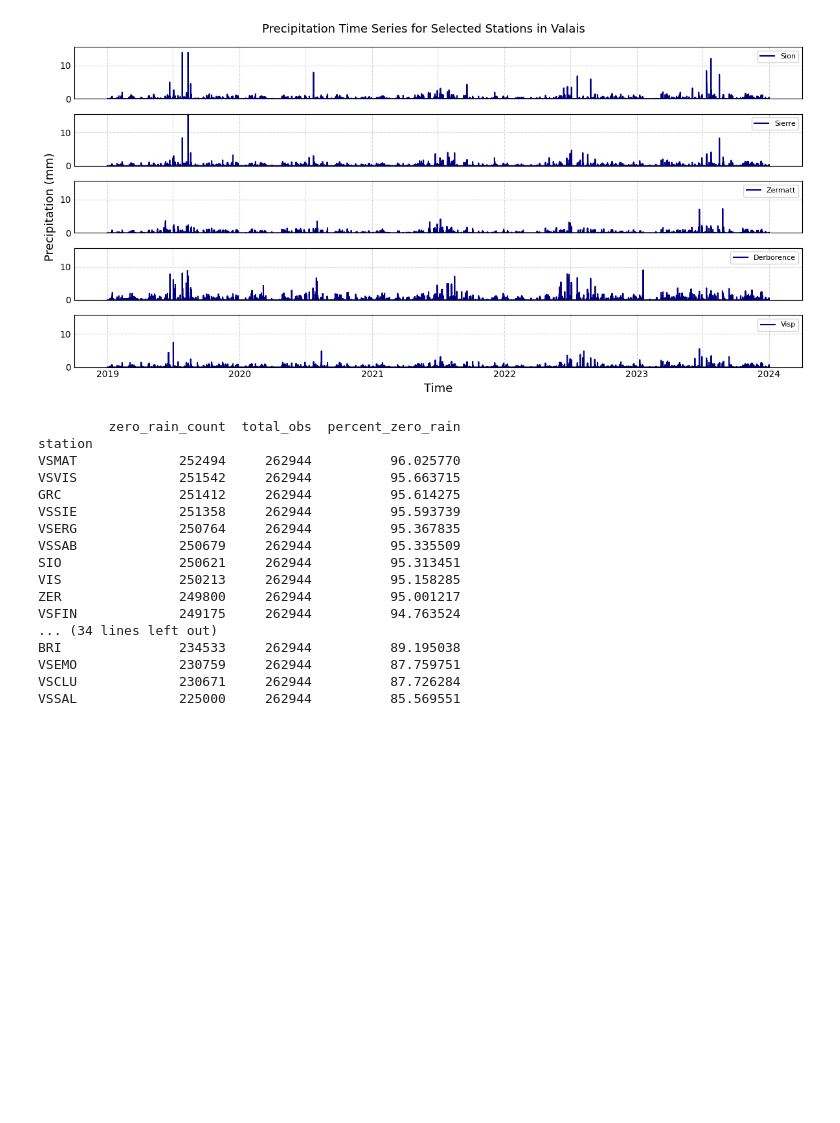
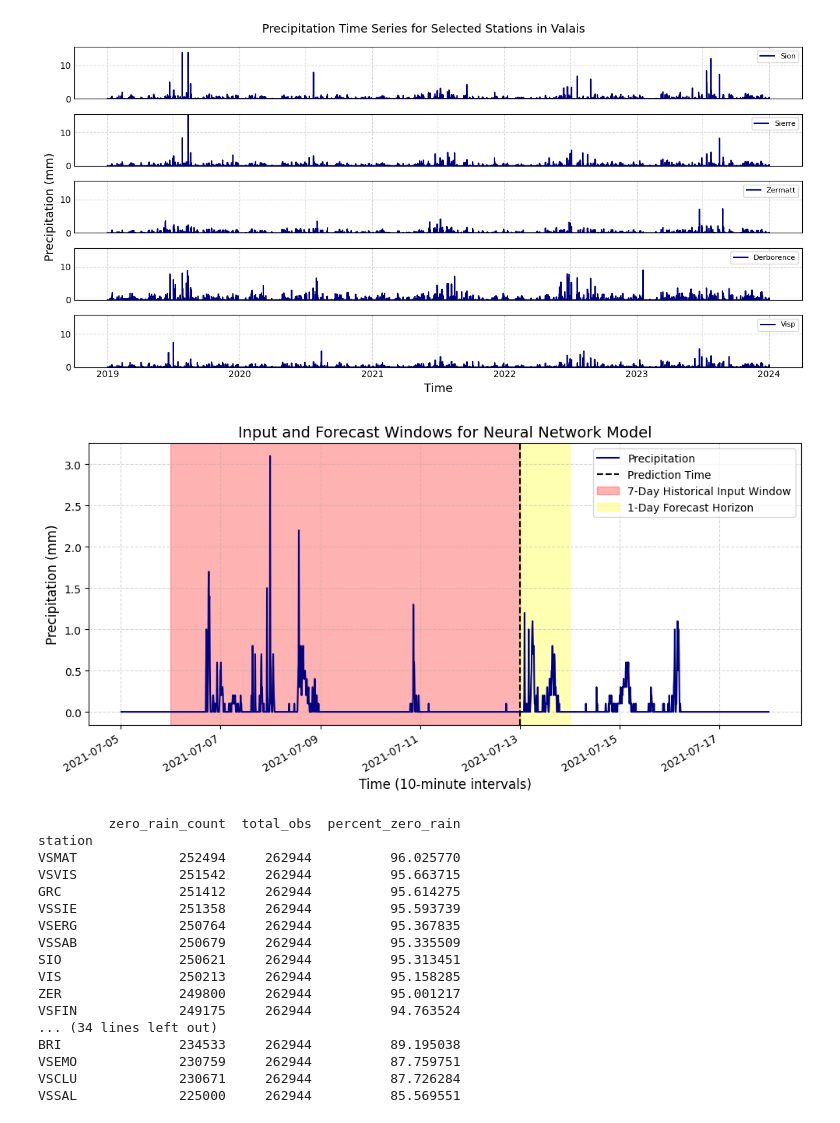
Before and after one commit to Elwin-Freudiger/MeteoThesis, a Jupyter notebook: src/visualization/graphs.ipynb, the cells around one changed output. Cells and saved outputs as stored; diff of their text form; code cells hidden in the pictures; blank space fills up the shorter version.

Commit message:
Models models models

```diff
--- a/src/visualization/graphs.ipynb
+++ b/src/visualization/graphs.ipynb
@@ -84,6 +84,49 @@ plt.savefig("../../report/figures/valais_stations_ts.pdf", dpi=100)
 plt.show()
 # %% [output]
 [figure]
+# %%
+df_sion = df_valais[df_valais['station']=='SIO']
+
+df_sion = df_sion[df_sion['time']<=202107172350]
+df_sion = df_sion[df_sion['time']>202107050000]
+
+df_sion['time'] = pd.to_datetime(df_sion['time'], format= '%Y%m%d%H%M')
+# %%
+import matplotlib.pyplot as plt
+import pandas as pd
+
+fig, ax = plt.subplots(figsize=(10, 5))
+
+# Plot the precipitation time series
+ax.plot(df_sion['time'], df_sion['precip'], color='navy', label='Precipitation')
+
+# Mark the current prediction time
+ax.axvline(pd.to_datetime('2021-07-13 00:00'), color='black', linestyle='--', label='Prediction Time')
+
+# Highlight past observation window
+ax.axvspan(xmin=pd.to_datetime('2021-07-06 00:00'),
+           xmax=pd.to_datetime('2021-07-13 00:00'),
+           color='red', alpha=0.3, label='7-Day Historical Input Window')
+
+# Highlight future forecast window
+ax.axvspan(xmin=pd.to_datetime('2021-07-13 00:00'),
+           xmax=pd.to_datetime('2021-07-14 00:00'),
+           color='yellow', alpha=0.3, label='1-Day Forecast Horizon')
+
+# Labels and formatting
+ax.set_xlabel('Time (10-minute intervals)', fontsize=12)
+ax.set_ylabel('Precipitation (mm)', fontsize=12)
+ax.set_title('Input and Forecast Windows for Neural Network Model', fontsize=14)
+ax.legend(loc='upper right')
+ax.grid(True, linestyle='--', alpha=0.5)
+
+# Improve date formatting
+fig.autofmt_xdate()
+plt.tight_layout()
+plt.savefig("../../report/figures/neural_window.pdf", dpi=100)
+plt.show()
+# %% [output]
+[figure, added]
 # %%
 total_counts = df_valais.groupby('station').size()
 zero_counts = df_valais[df_valais['precip'] == 0].groupby('station').size()
```
Also changed, not shown: 29 other files.
